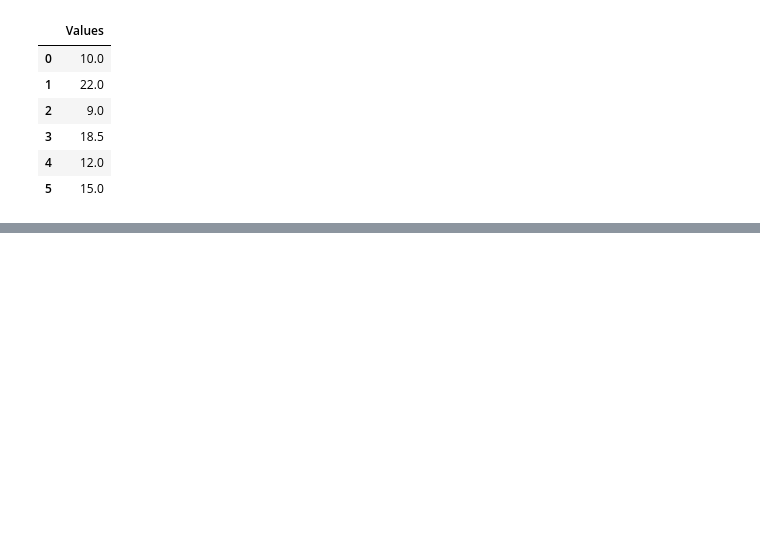
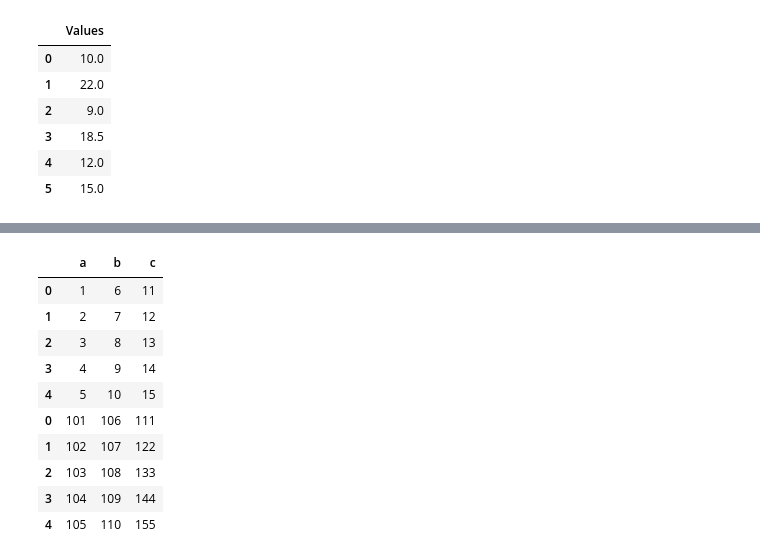
Before and after one commit to DmytryM/Django_NuxtJS, a Jupyter notebook: Django_NuxtJS/big data/3.3.ipynb, the cells around one changed output, grey strips where cells are left out. Cells and saved outputs as stored; diff of their text form; code cells hidden in the pictures; blank space fills up the shorter version.

```diff
--- a/Django_NuxtJS/big data/3.3.ipynb
+++ b/Django_NuxtJS/big data/3.3.ipynb
@@ -141,3 +141,6 @@ data.groupby("Label").transform(lambda x: x.fillna(x.mean()))
 | 3 | 18.5 |
 | 4 | 12.0 |
 | 5 | 15.0 |
+# %%
+data1 = pd.DataFrame({"a": [1, 2, 3, 4, 5], "b": [6, 7, 8, 9, 10], "c": [11, 12, 13, 14, 15]})
+data1
@@ -143,0 +154,3 @@ data.groupby("Label").transform(lambda x: x.fillna(x.mean()))
+# %%
+data2 = pd.DataFrame({"a": [101, 102, 103, 104, 105], "b": [106, 107, 108, 109, 110], "c": [111, 122, 133, 144, 155]})
+data2
@@ -143,0 +177,14 @@ data.groupby("Label").transform(lambda x: x.fillna(x.mean()))
+# %%
+pd.concat([data1, data2])
+# %% [output]
+|  | a | b | c |
+| 0 | 1 | 6 | 11 |
+| 1 | 2 | 7 | 12 |
+| 2 | 3 | 8 | 13 |
+| 3 | 4 | 9 | 14 |
+| 4 | 5 | 10 | 15 |
+| 0 | 101 | 106 | 111 |
+| 1 | 102 | 107 | 122 |
+| 2 | 103 | 108 | 133 |
+| 3 | 104 | 109 | 144 |
+| 4 | 105 | 110 | 155 |
```
Also changed, not shown: parts of 25 cells of this notebook.
